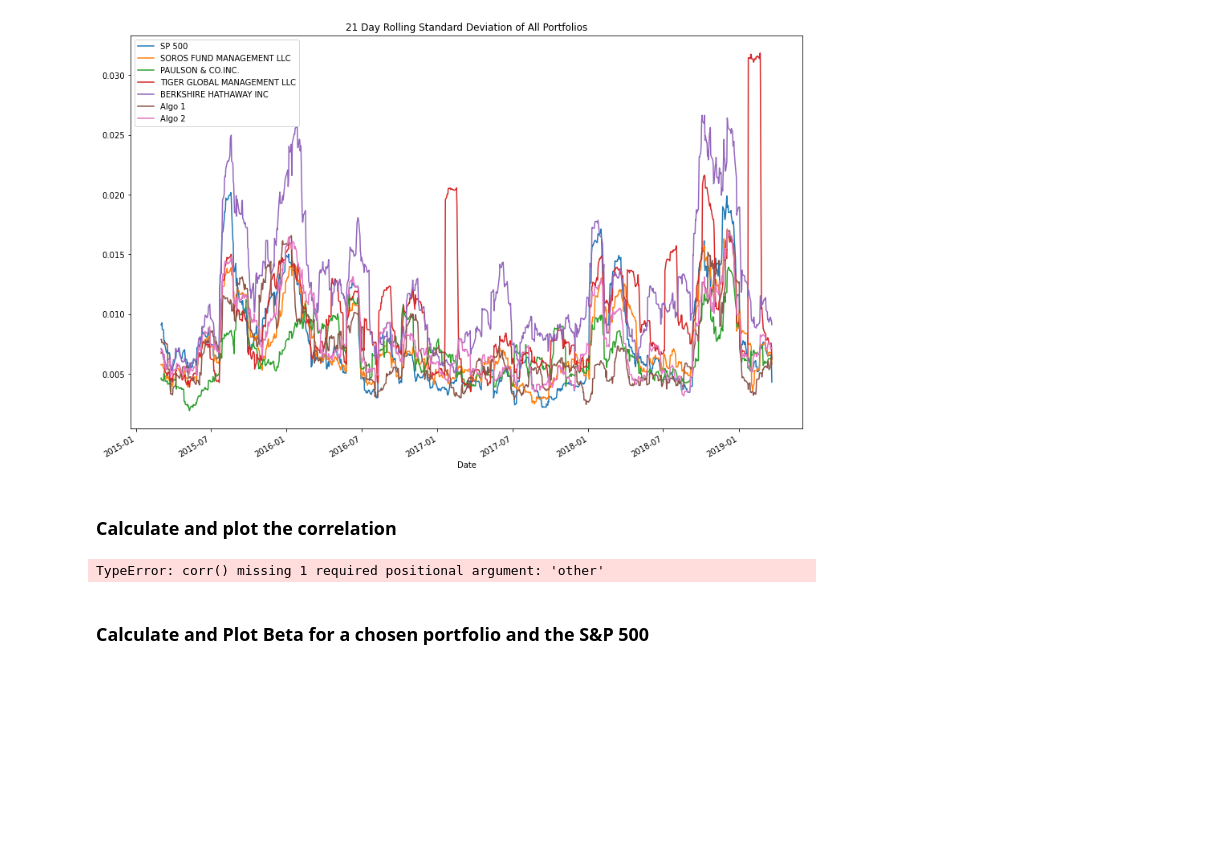
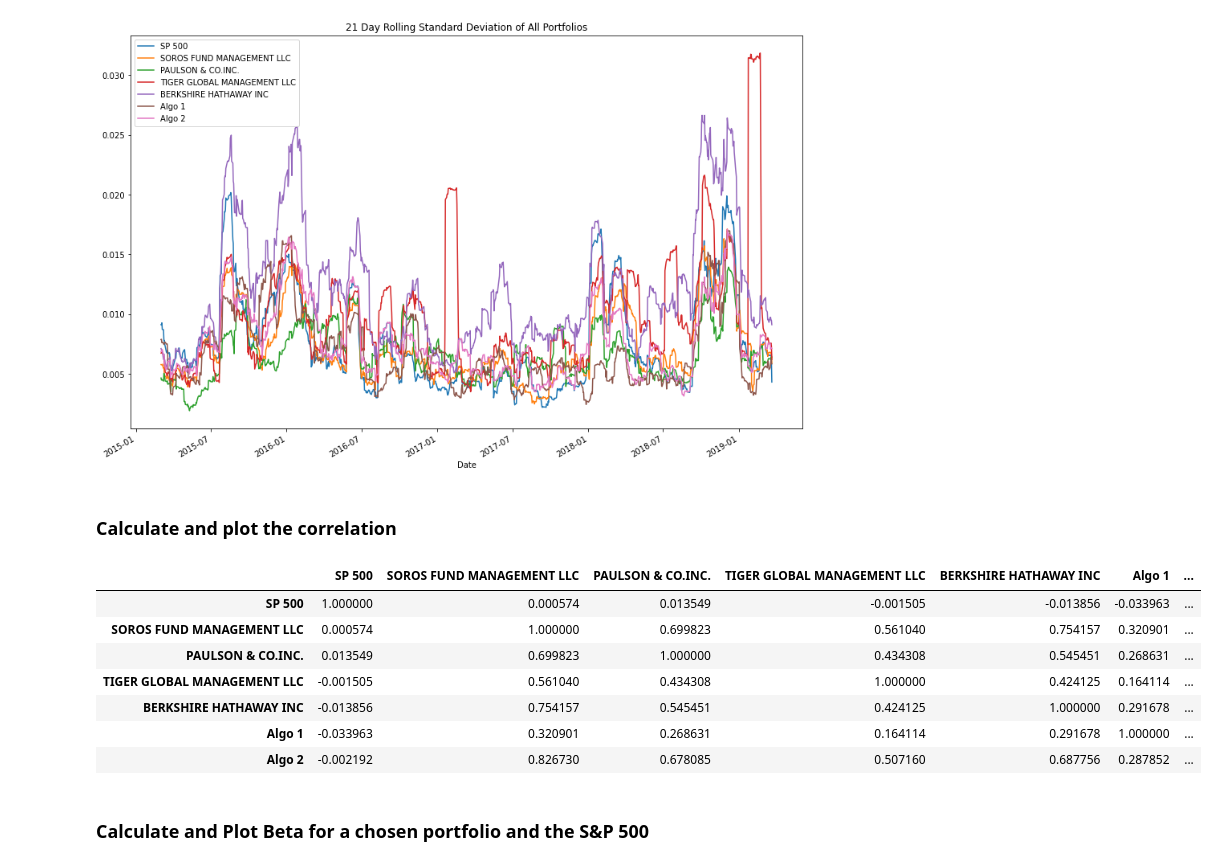
Before and after one commit to joeyh2/portfolio-analysis, a Jupyter notebook: whale_analysis.ipynb, the cells around one changed output. Saved outputs shown, nothing was run; the diff lists cells and outputs as text; code cells hidden in the pictures; blank space fills up the shorter version.

Commit message:
cleared traceback on .corr() for corr matrix by running function on combined_returns

```diff
--- a/whale_analysis.ipynb
+++ b/whale_analysis.ipynb
@@ -350,11 +361,19 @@ rolling_std.plot(figsize = (15,10), title = ("21 Day Rolling Standard Deviation
 ### Calculate and plot the correlation
 # %%
 # Calculate the correlation
-std_correlation = combined_std.corr()
-std_correlation
+correlation_df = combined_returns.corr()
+
 # Display correlation matrix
+correlation_df
 # %% [output]
-TypeError: corr() missing 1 required positional argument: 'other'
+|  | SP 500 | SOROS FUND MANAGEMENT LLC | PAULSON & CO.INC. | TIGER GLOBAL MANAGEMENT LLC | BERKSHIRE HATHAWAY INC | Algo 1 | ... |
+| SP 500 | 1.000000 | 0.000574 | 0.013549 | -0.001505 | -0.013856 | -0.033963 | ... |
+| SOROS FUND MANAGEMENT LLC | 0.000574 | 1.000000 | 0.699823 | 0.561040 | 0.754157 | 0.320901 | ... |
+| PAULSON & CO.INC. | 0.013549 | 0.699823 | 1.000000 | 0.434308 | 0.545451 | 0.268631 | ... |
+| TIGER GLOBAL MANAGEMENT LLC | -0.001505 | 0.561040 | 0.434308 | 1.000000 | 0.424125 | 0.164114 | ... |
+| BERKSHIRE HATHAWAY INC | -0.013856 | 0.754157 | 0.545451 | 0.424125 | 1.000000 | 0.291678 | ... |
+| Algo 1 | -0.033963 | 0.320901 | 0.268631 | 0.164114 | 0.291678 | 1.000000 | ... |
+| Algo 2 | -0.002192 | 0.826730 | 0.678085 | 0.507160 | 0.687756 | 0.287852 | ... |
 # %% [markdown]
 ### Calculate and Plot Beta for a chosen portfolio and the S&P 500
 # %%
```
Also changed, not shown: parts of 3 cells of this notebook.
